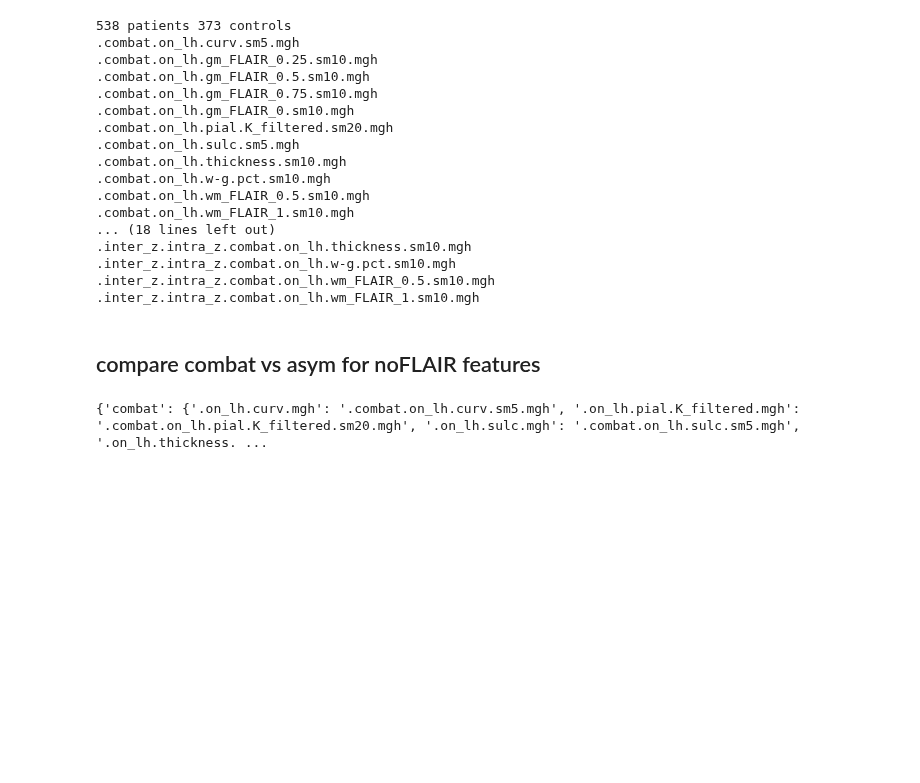
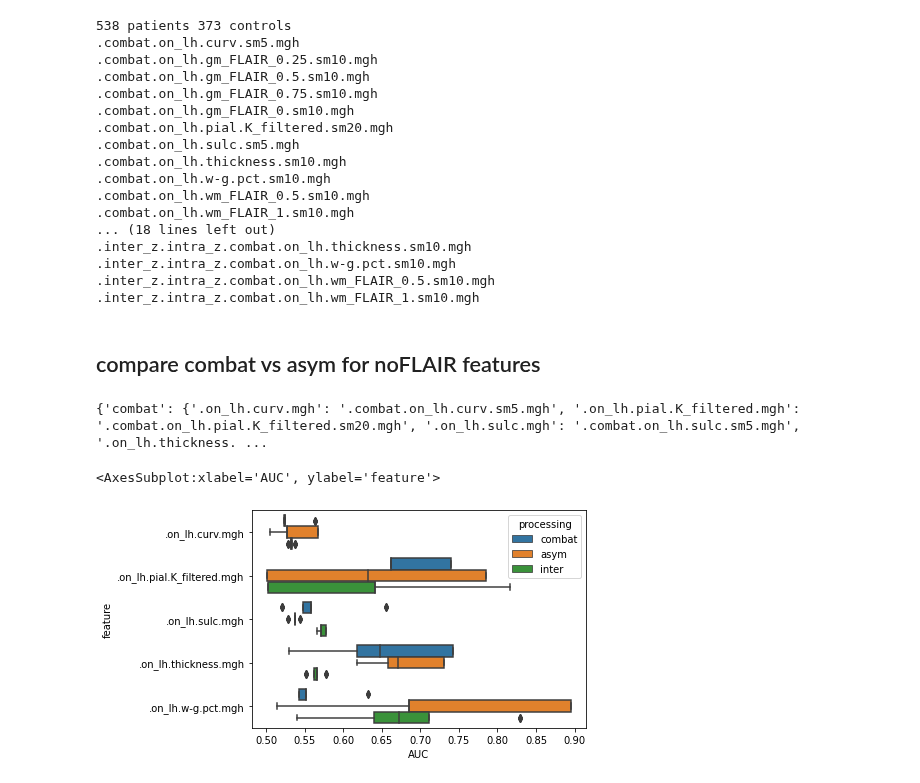
Before and after one commit to MELDProject/meld_classifier, a Jupyter notebook: notebooks/eval_preprocessing.ipynb, the cells around one changed output. Saved outputs shown, nothing was run; the diff lists cells and outputs as text; code cells hidden in the pictures; blank space fills up the shorter version.

```diff
--- a/notebooks/eval_preprocessing.ipynb
+++ b/notebooks/eval_preprocessing.ipynb
@@ -128,8 +128,11 @@ for d in dict_scores.keys():
 stats=pd.concat(dfs)
 # %%
 # bring stats in right format for plotting
-df = pd.melt(stats, id_vars='processing', var_name='feature', value_name='tstat') # value_vars=keys, value_name='key')
-sns.boxplot(data=df, y='feature', x='tstat', hue='processing')
+df = pd.melt(stats, id_vars='processing', var_name='feature', value_name='AUC') # value_vars=keys, value_name='key')
+sns.boxplot(data=df, y='feature', x='AUC', hue='processing')
+# %% [output]
+<AxesSubplot:xlabel='AUC', ylabel='feature'>
+[figure, added]
 # %%
 import ptitprince as pt
 
```
Also changed, not shown: parts of 1 cell of this notebook.
